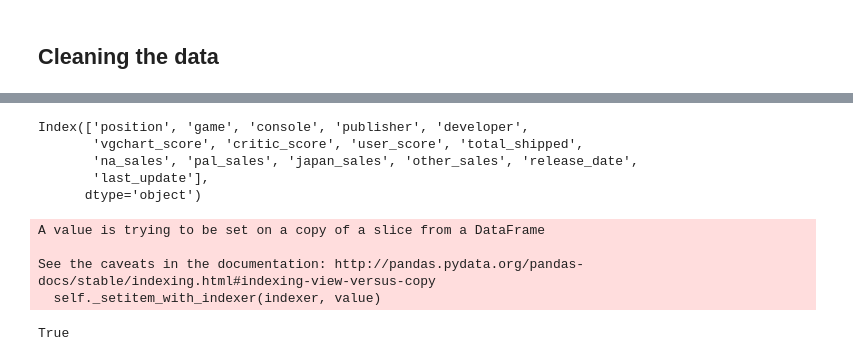
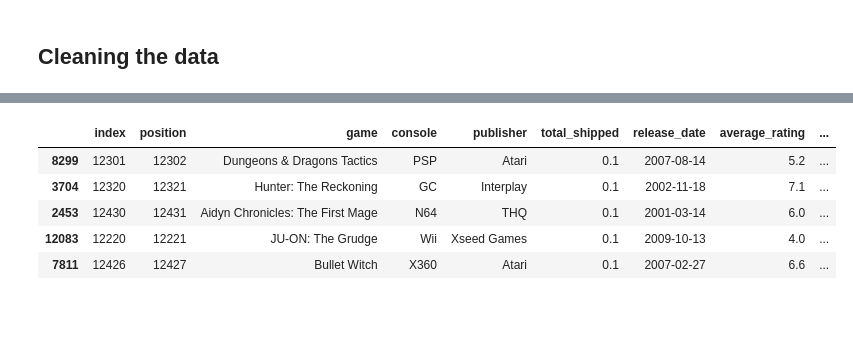
Before and after one commit to jeremyrchow/video_game_sales_data, a Jupyter notebook: exploratory_data_analysis_notebook.ipynb, the cells around one changed output, grey strips where cells are left out. Saved outputs shown, nothing was run; the diff lists cells and outputs as text; code cells hidden in the pictures; blank space fills up the shorter version.

```diff
--- a/exploratory_data_analysis_notebook.ipynb
+++ b/exploratory_data_analysis_notebook.ipynb
@@ -25,8 +89,9 @@ df.drop(columns = ['total_sales'],inplace = True)
 # %%
-df.columns
+df.head()
 # %% [output]
-Index(['position', 'game', 'console', 'publisher', 'developer',
-       'vgchart_score', 'critic_score', 'user_score', 'total_shipped',
-       'na_sales', 'pal_sales', 'japan_sales', 'other_sales', 'release_date',
-       'last_update'],
-      dtype='object')
+|  | index | position | game | console | publisher | total_shipped | release_date | average_rating | ... |
+| 8299 | 12301 | 12302 | Dungeons & Dragons Tactics | PSP | Atari | 0.1 | 2007-08-14 | 5.2 | ... |
+| 3704 | 12320 | 12321 | Hunter: The Reckoning | GC | Interplay | 0.1 | 2002-11-18 | 7.1 | ... |
+| 2453 | 12430 | 12431 | Aidyn Chronicles: The First Mage | N64 | THQ | 0.1 | 2001-03-14 | 6.0 | ... |
+| 12083 | 12220 | 12221 | JU-ON: The Grudge | Wii | Xseed Games | 0.1 | 2009-10-13 | 4.0 | ... |
+| 7811 | 12426 | 12427 | Bullet Witch | X360 | Atari | 0.1 | 2007-02-27 | 6.6 | ... |
@@ -42,12 +97,0 @@ def drop_m(df,column_name):
-# %%
-drop_m(df,'total_shipped')
-drop_m(df,'pal_sales')
-drop_m(df,'na_sales')
-drop_m(df,'japan_sales')
-drop_m(df,'other_sales')
-# %% [output]
-A value is trying to be set on a copy of a slice from a DataFrame
-
-See the caveats in the documentation: http://pandas.pydata.org/pandas-docs/stable/indexing.html#indexing-view-versus-copy
-  self._setitem_with_indexer(indexer, value)
-True
```
Also changed, not shown: parts of 26 cells of this notebook, 1 other file.
